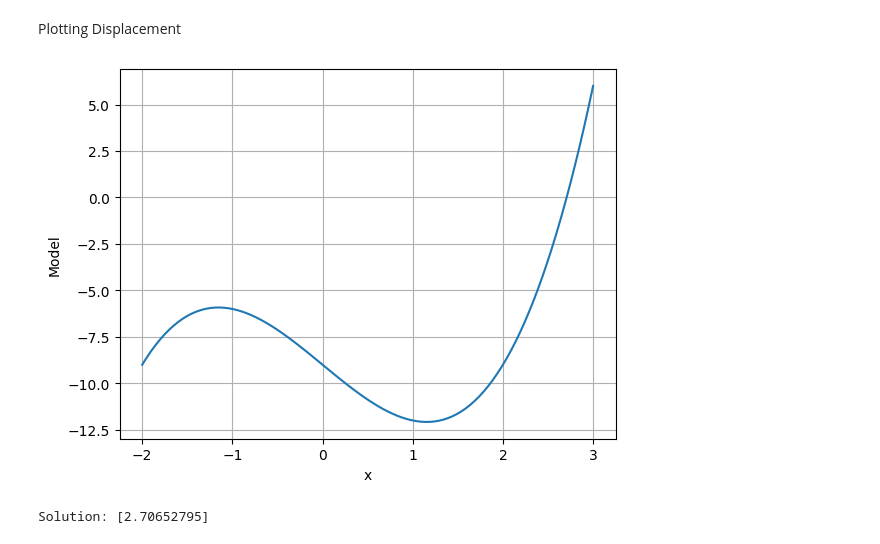
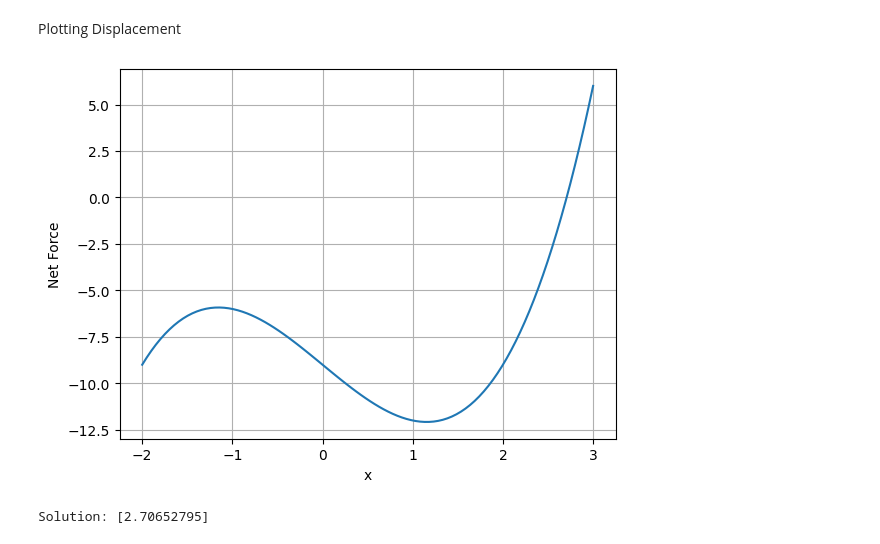
Before and after one commit to vkjadon/python, a Jupyter notebook: scipy.ipynb, the cells around one changed output. Cells and saved outputs as stored; diff of their text form; code cells hidden in the pictures.

```diff
--- a/scipy.ipynb
+++ b/scipy.ipynb
@@ -13,12 +14,12 @@ def model_function(x):
 # %%
 x = np.linspace(-2, 3, 100)
 
 plt.plot(x, model_function(x))
 # plt.plot(x, model_function(x)*model_function(x))
 plt.xlabel("x")
-plt.ylabel("Model")
+plt.ylabel("Net Force")
 plt.grid()
 plt.show()
 # %% [output]
-[figure, old version]
+[figure, new version]
 # %%
```
Also changed, not shown: parts of 5 cells of this notebook.
